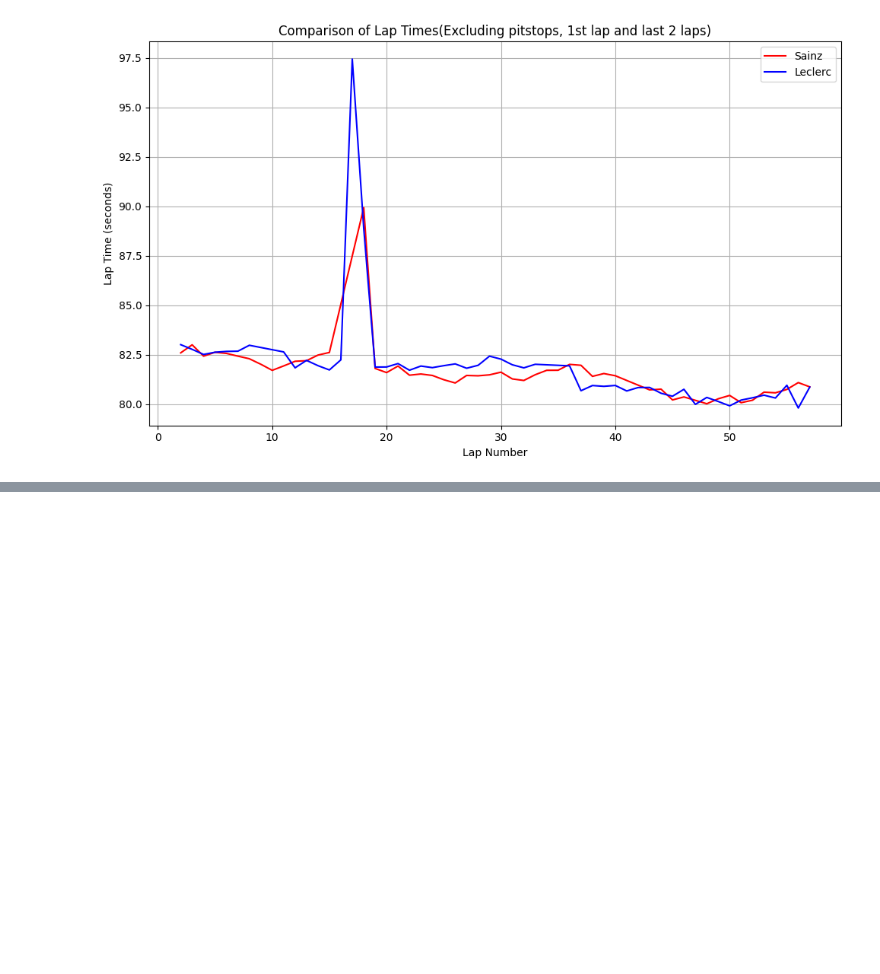
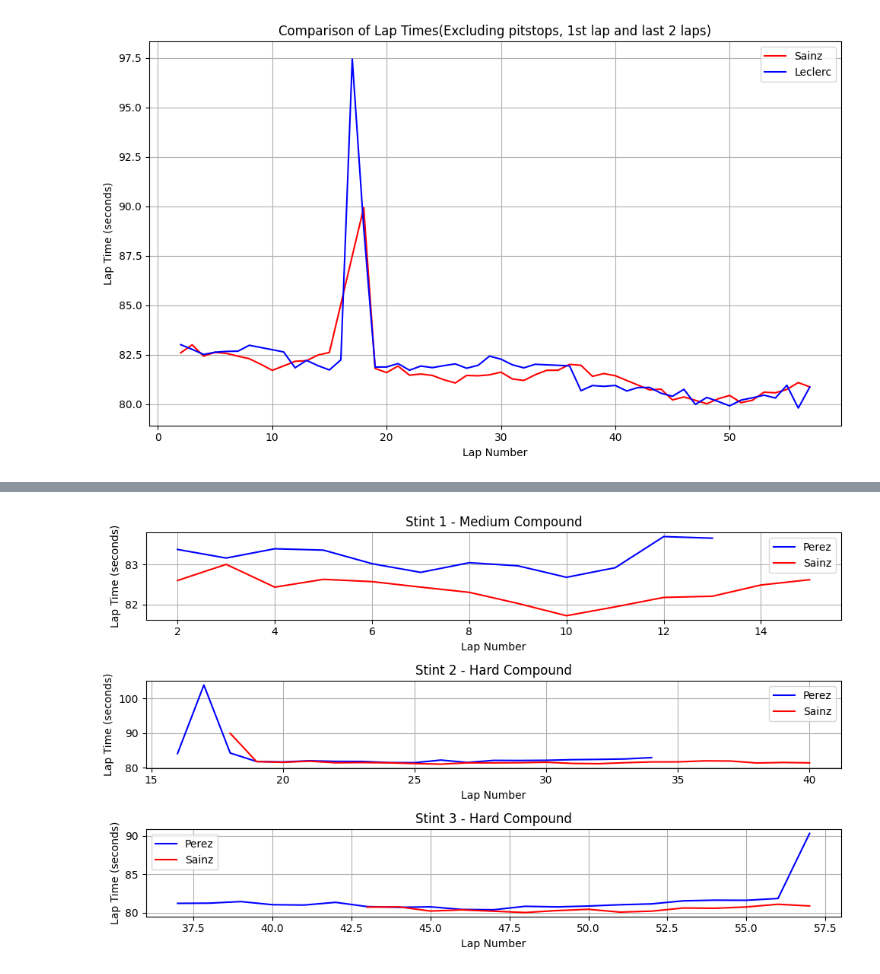
Before and after one commit to AmitSahoo45/F1-DATA-ANALYSIS, a Jupyter notebook: 2024/03-Australia/FerrariAnalysis.ipynb, the cells around one changed output, grey strips where cells are left out. Saved outputs shown, nothing was run; the diff lists cells and outputs as text; code cells hidden in the pictures; blank space fills up the shorter version.

Commit message:
Update Australia GP Analysis: Perez vs Charles and Sainz - race pace analysis

```diff
--- a/2024/03-Australia/FerrariAnalysis.ipynb
+++ b/2024/03-Australia/FerrariAnalysis.ipynb
@@ -103,8 +103,10 @@ lecrec_laps
 # %% [markdown]
 <h4 style="color: #29C5F6;">Perez's(Red Bull) Lap Analysis</h4>
 # %%
+
 PEREZ = 'PER'
 perez_laps = laps.pick_driver(PEREZ)
+perez_laps_all = laps.pick_driver(PEREZ)
 
 perez_laps = perez_laps.loc[perez_laps[['PitOutTime', 'PitInTime']].notnull().any(axis=1) == False]
 perez_laps = perez_laps[:-1]
@@ -232,0 +257,7 @@ plt.show()
+# %%
+perez_laps_filtered = perez_laps_all.loc[perez_laps_all[['PitOutTime', 'PitInTime']].notnull().any(axis=1) == False]
+perez_laps_filtered = perez_laps_filtered[:-1]
+perez_laps_filtered = perez_laps_filtered[['LapTime', 'LapNumber', 'Compound', 'TyreLife', 'Stint']]
+perez_laps_filtered['LapTime'] = perez_laps_filtered['LapTime'].apply(lambda x: x.total_seconds())
+
+perez_laps_filtered
@@ -232,0 +282,39 @@ plt.show()
+# %%
+perez_df = pd.DataFrame(perez_laps_filtered)
+perez_stint1 = perez_df[perez_df['Stint'] == 1]
+perez_stint2 = perez_df[perez_df['Stint'] == 2]
+perez_stint3 = perez_df[perez_df['Stint'] == 3]
+
+plt.figure(figsize=(10, 6))
+
+plt.subplot(3, 1, 1)
+plt.plot(perez_stint1['LapNumber'], perez_stint1['LapTime'], label='Perez', color='blue')
+plt.plot(sainz_stint1['LapNumber'], sainz_stint1['LapTime'], label='Sainz', color='red')
+plt.xlabel('Lap Number')
+plt.ylabel('Lap Time (seconds)')
+plt.title('Stint 1 - Medium Compound')
+plt.legend()
+plt.grid(True)
+
+plt.subplot(3, 1, 2)
+plt.plot(perez_stint2['LapNumber'], perez_stint2['LapTime'], label='Perez', color='blue')
+plt.plot(sainz_stint2['LapNumber'], sainz_stint2['LapTime'], label='Sainz', color='red')
+plt.xlabel('Lap Number')
+plt.ylabel('Lap Time (seconds)')
+plt.title('Stint 2 - Hard Compound')
+plt.legend()
+plt.grid(True)
+
+plt.subplot(3, 1, 3)
+plt.plot(perez_stint3['LapNumber'], perez_stint3['LapTime'], label='Perez', color='blue')
+plt.plot(sainz_stint3['LapNumber'], sainz_stint3['LapTime'], label='Sainz', color='red')
+plt.xlabel('Lap Number')
+plt.ylabel('Lap Time (seconds)')
+plt.title('Stint 3 - Hard Compound')
+plt.legend()
+plt.grid(True)
+
+plt.tight_layout()
+plt.show()
+# %% [output]
+[figure, added]
```
Also changed, not shown: parts of 9 cells of this notebook.
